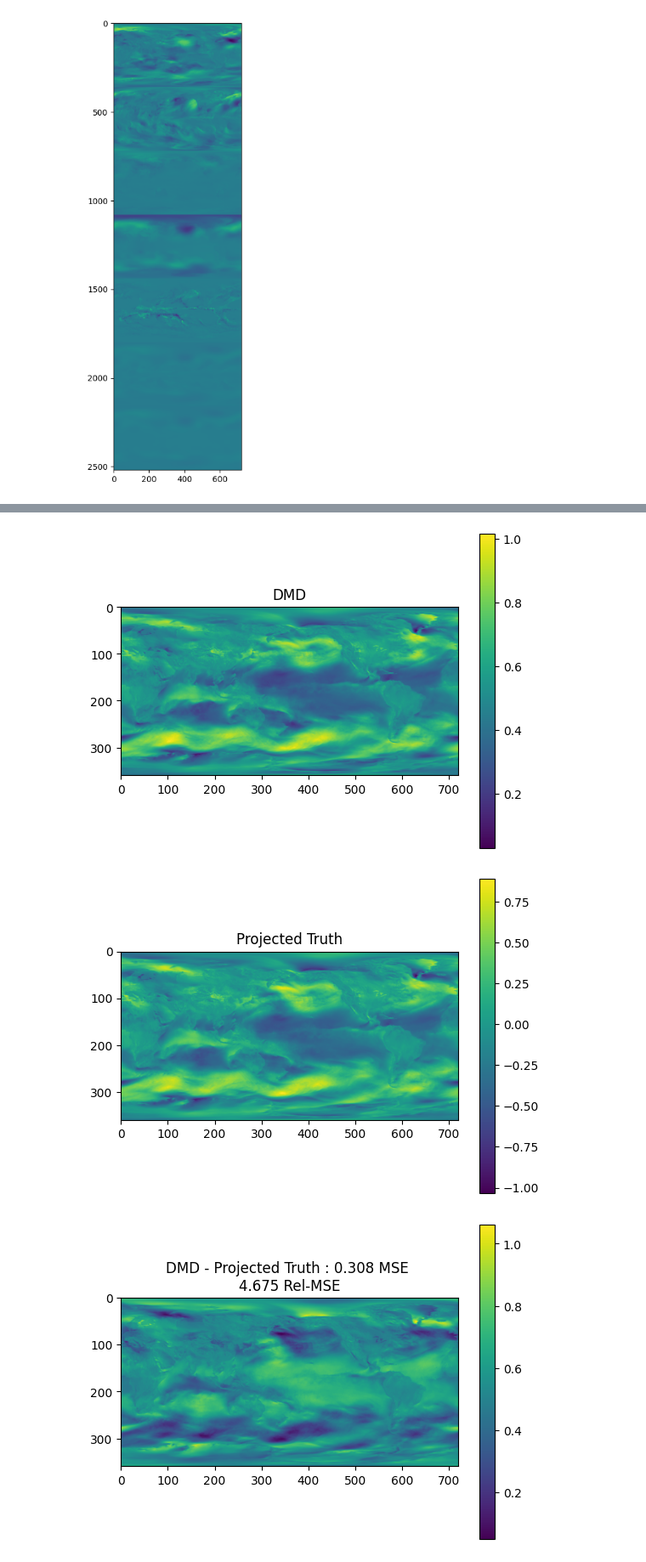
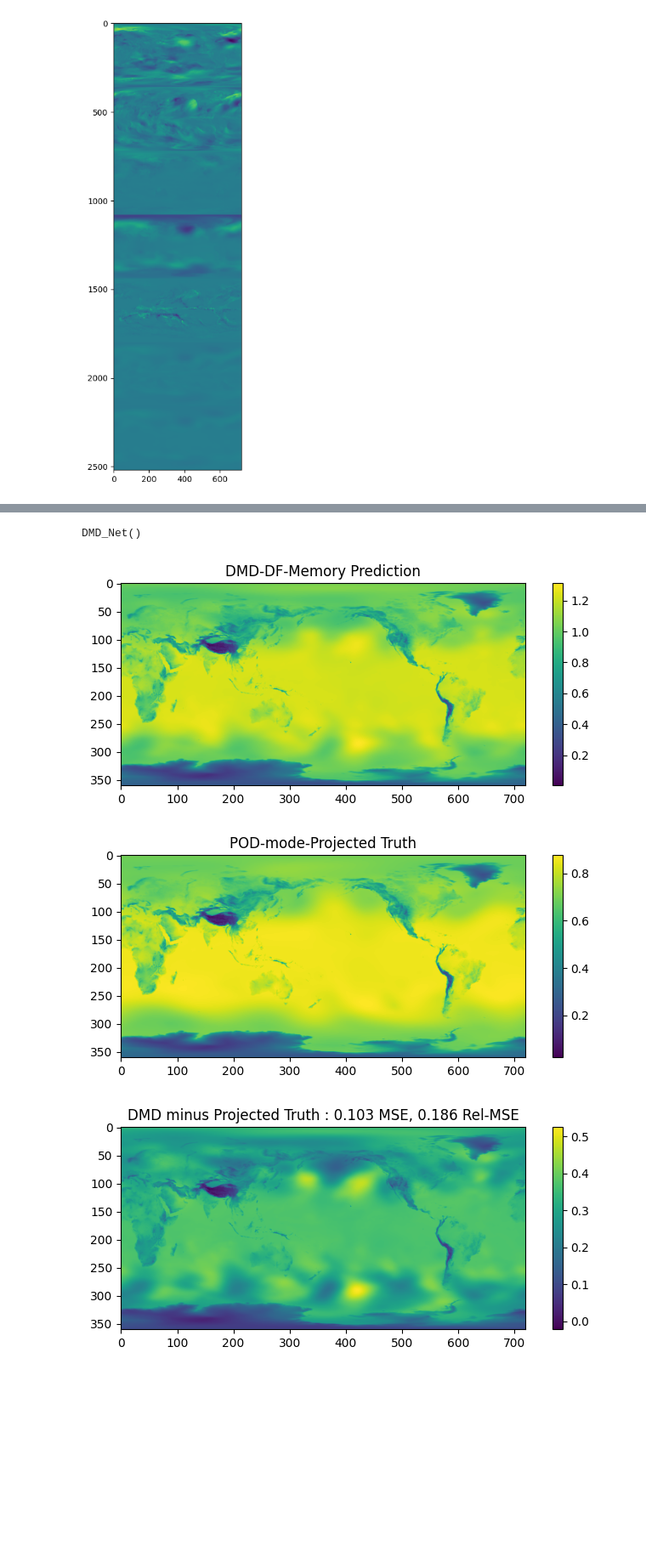
Before and after one commit to akhilsadam/ERA5_PredRNN, a Jupyter notebook: testing/DMD-memory/DMD-memory.ipynb, the cells around one changed output, grey strips where cells are left out. Shown at 85% size. Cells and saved outputs as stored; diff of their text form; code cells hidden in the pictures; blank space fills up the shorter version.

```diff
--- a/testing/DMD-memory/DMD-memory.ipynb
+++ b/testing/DMD-memory/DMD-memory.ipynb
@@ -177,12 +177,20 @@ lf = nn.MSELoss()
 dgpu = u_pre = (mcpu.T @ d).cuda()
 # %%
 
+train = 100
+
 losses = []
-for i in tqdm(range(20000)):
-    a = i % (d.shape[1] - length)
+net.train()
+for i in tqdm(range(70000)):
+    a = i % (train - length)
     c = a + length//2
     b = a + length
 
     loss = step(net, dgpu[:,a:c], dgpu[:,c:b], opt, lf, length)
     # print(loss)
     losses.append(loss)
+
+    if i % 10000 == 0:
+        plt.plot(losses) # 70k steps
+        plt.yscale('log')
+        plt.show()
@@ -194,34 +212,47 @@ plt.yscale('log')
+# %%
+net.load_state_dict(torch.load("DMD_Net.pt"))
+net.eval()
+# %% [output]
+DMD_Net()
 # %%
-q=30
+q=100
 outs = (mcpu @ net.forward(dgpu[:,q:q+ilength]).detach().cpu()).numpy()
 # %%
 
 i=8
-j=0
+j=6
 a = outs[:,i].reshape((-1,s1,s2))[j]
 b = (mcpu @ dgpu[:,q+ilength+i].detach().cpu()).reshape((-1,s1,s2))[j].numpy()
 bt = d[:,q+ilength+i].reshape((-1,s1,s2))[j].numpy()
 # c = (mcpu @ dgpu[:,q+ilength-1].detach().cpu()).reshape((-1,s1,s2))[j].numpy()
 mx = np.max(b)
 mn = np.min(b)
 a = (a - mn) / (mx - mn)
 
+plt.figure(figsize=(7,3))
 im = plt.imshow(a)
 plt.colorbar(im)
-plt.title("DMD")
+plt.title("DMD-DF-Memory Prediction")
+plt.tight_layout()
 plt.show()
+plt.figure(figsize=(7,3))
 im = plt.imshow(b)
 plt.colorbar(im)
-plt.title("Projected Truth")
+plt.title("POD-mode-Projected Truth")
+plt.tight_layout()
 plt.show()
+plt.figure(figsize=(7,3))
 im = plt.imshow(a-b)
 plt.colorbar(im)
-plt.title(f"DMD - Projected Truth : {np.mean((a-b)**2):.3f} MSE \n{np.mean((a-b)**2)/np.mean(b**2):.3f} Rel-MSE")
+plt.title(f"DMD minus Projected Truth : {np.mean((a-b)**2):.3f} MSE, {np.mean((a-b)**2)/np.mean(b**2):.3f} Rel-MSE")
+plt.tight_layout()
 plt.show()
+plt.figure(figsize=(7,3))
 im = plt.imshow(a-bt)
 plt.colorbar(im)
-plt.title(f"DMD - Truth : {np.mean((a-bt)**2):.3f} MSE \n{np.mean((a-bt)**2)/np.mean(bt**2):.3f} Rel-MSE")
+plt.title(f"DMD minus Truth : {np.mean((a-bt)**2):.3f} MSE, {np.mean((a-bt)**2)/np.mean(bt**2):.3f} Rel-MSE")
+plt.tight_layout()
 # %% [output]
-[figure, old version]
+[figure, new version]
-[figure, old version]
+[figure, new version]
-[figure, old version]
+[figure, new version]
```
Also changed, not shown: parts of 5 cells of this notebook, 2 other files.
